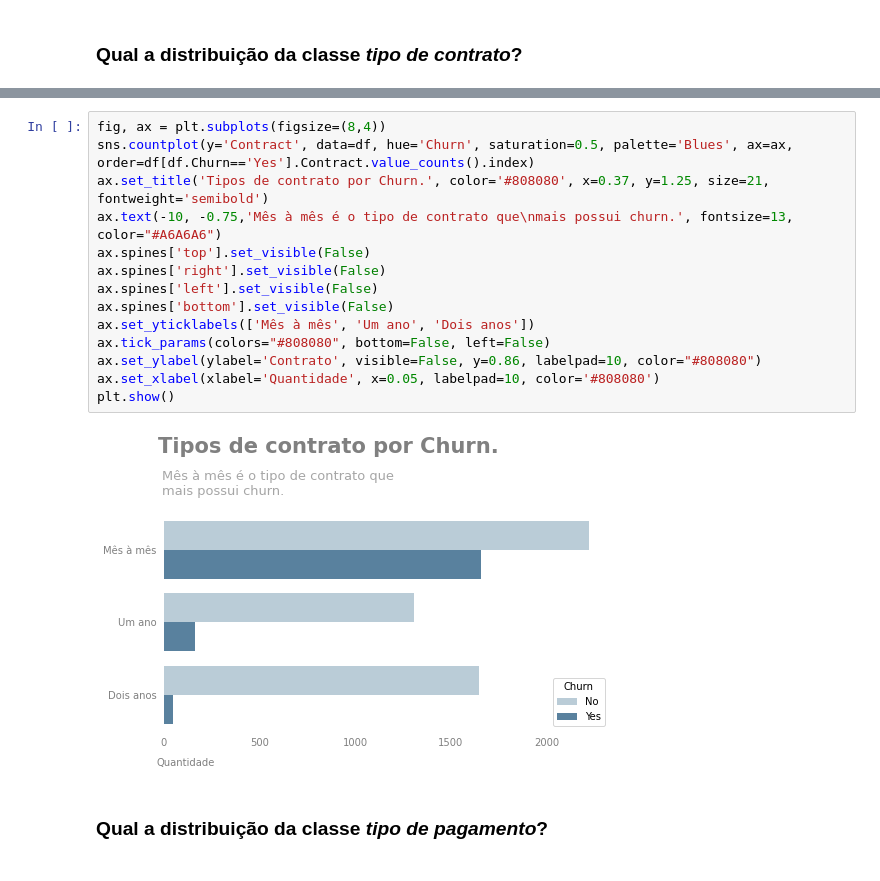
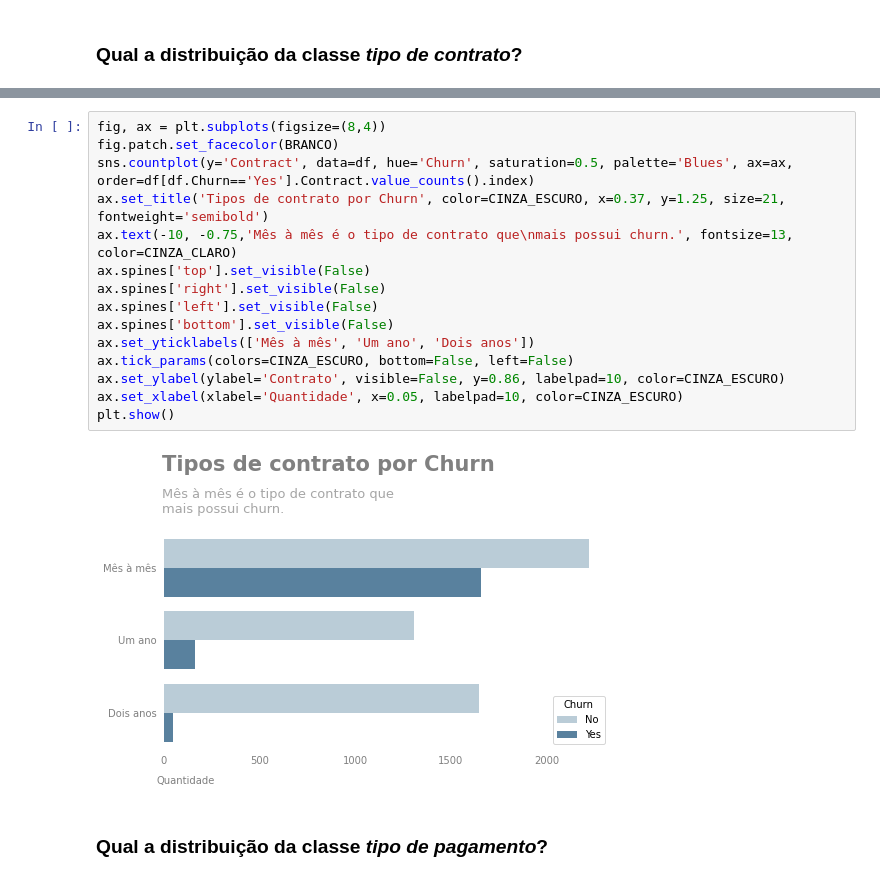
Before and after one commit to FelipeErmeson/churn-prediction-telecommunications, a Jupyter notebook: Analise_de_Dados_Customer_Churn_Prediction.ipynb, the cells around one changed output, grey strips where cells are left out. Drawn from its saved outputs; the diff is of its cells as text.

```diff
--- a/Analise_de_Dados_Customer_Churn_Prediction.ipynb
+++ b/Analise_de_Dados_Customer_Churn_Prediction.ipynb
@@ -833,20 +838,21 @@ plt.show()
 [figure]
 # %%
 fig, ax = plt.subplots(figsize=(8,4))
+fig.patch.set_facecolor(BRANCO)
 sns.countplot(y='Contract', data=df, hue='Churn', saturation=0.5, palette='Blues', ax=ax, order=df[df.Churn=='Yes'].Contract.value_counts().index)
-ax.set_title('Tipos de contrato por Churn.', color='#808080', x=0.37, y=1.25, size=21, fontweight='semibold')
-ax.text(-10, -0.75,'Mês à mês é o tipo de contrato que\nmais possui churn.', fontsize=13, color="#A6A6A6")
+ax.set_title('Tipos de contrato por Churn', color=CINZA_ESCURO, x=0.37, y=1.25, size=21, fontweight='semibold')
+ax.text(-10, -0.75,'Mês à mês é o tipo de contrato que\nmais possui churn.', fontsize=13, color=CINZA_CLARO)
 ax.spines['top'].set_visible(False)
 ax.spines['right'].set_visible(False)
 ax.spines['left'].set_visible(False)
 ax.spines['bottom'].set_visible(False)
 ax.set_yticklabels(['Mês à mês', 'Um ano', 'Dois anos'])
-ax.tick_params(colors="#808080", bottom=False, left=False)
-ax.set_ylabel(ylabel='Contrato', visible=False, y=0.86, labelpad=10, color="#808080")
-ax.set_xlabel(xlabel='Quantidade', x=0.05, labelpad=10, color='#808080')
+ax.tick_params(colors=CINZA_ESCURO, bottom=False, left=False)
+ax.set_ylabel(ylabel='Contrato', visible=False, y=0.86, labelpad=10, color=CINZA_ESCURO)
+ax.set_xlabel(xlabel='Quantidade', x=0.05, labelpad=10, color=CINZA_ESCURO)
 plt.show()
 # %% [output]
-[figure, old version]
+[figure, new version]
 # %% [markdown]
 ### **Qual a distribuição da classe *tipo de pagamento*?**
 # %%
```
Also changed, not shown: parts of 37 cells of this notebook.
